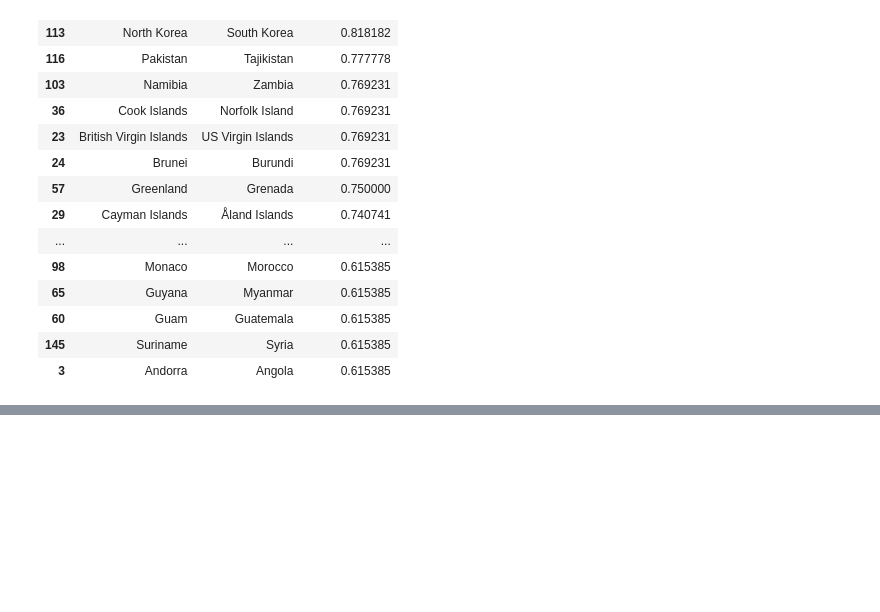
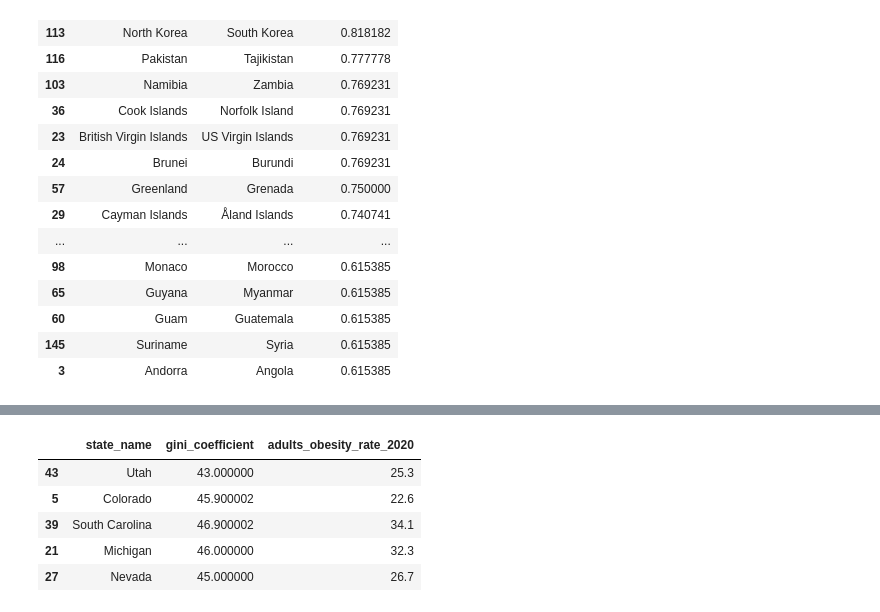
Before and after one commit to dbabbitt/StatsByCountry, a Jupyter notebook: ipynb/Income Inequality and Obesity.ipynb, the cells around one changed output, grey strips where cells are left out. Cells and saved outputs as stored; diff of their text form; code cells hidden in the pictures; blank space fills up the shorter version.

```diff
--- a/ipynb/Income Inequality and Obesity.ipynb
+++ b/ipynb/Income Inequality and Obesity.ipynb
@@ -153,0 +184,10 @@ title_obj = fig1_fig.suptitle(title_str, fontsize=18)
+# %%
+
+df.sample(5)
+# %% [output]
+|  | state_name | gini_coefficient | adults_obesity_rate_2020 |
+| 43 | Utah | 43.000000 | 25.3 |
+| 5 | Colorado | 45.900002 | 22.6 |
+| 39 | South Carolina | 46.900002 | 34.1 |
+| 21 | Michigan | 46.000000 | 32.3 |
+| 27 | Nevada | 45.000000 | 26.7 |
```
Also changed, not shown: parts of 10 cells of this notebook, 3 other files.
